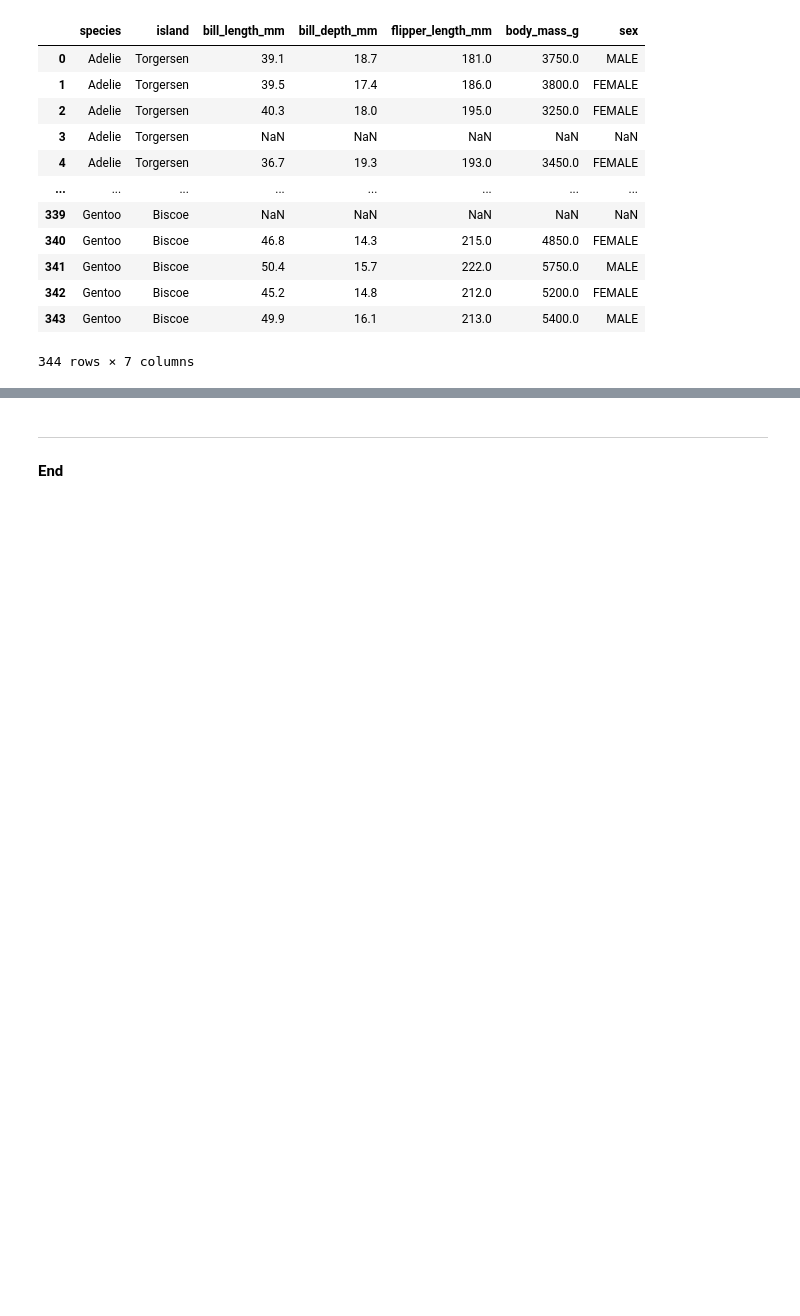
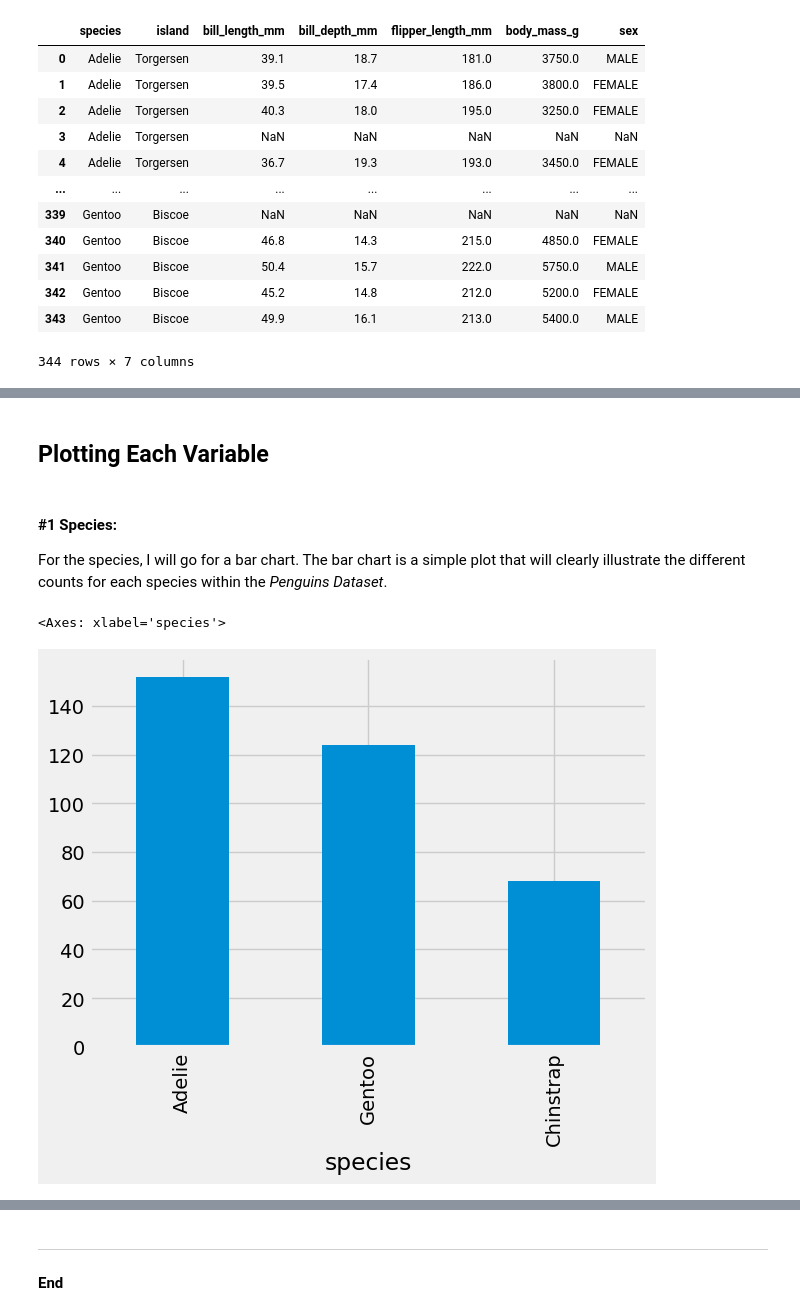
Before and after one commit to turps-pc90/fund_data, a Jupyter notebook: tasks.ipynb, the cells around one changed output, grey strips where cells are left out. Drawn from its saved outputs; the diff is of its cells as text; code cells hidden in the pictures; blank space fills up the shorter version.

Commit message:
First two plots for task 5 done, headers for remaining 5 in place

```diff
--- a/tasks.ipynb
+++ b/tasks.ipynb
@@ -534,0 +543,7 @@ penguins
+# %%
+# Library Imports
+import matplotlib.pyplot as plt
+import seaborn as sns
+
+# Setting theme of Seaborn
+plt.style.use('fivethirtyeight')
@@ -534,0 +564,2 @@ penguins
+# %%
+penguins_neat = penguins.copy().fillna(penguins.mode(0).iloc[-1])
@@ -534,0 +578,11 @@ penguins
+# %% [markdown]
+## Plotting Each Variable
+# %% [markdown]
+#### #1 Species:
+For the species, I will go for a bar chart. The bar chart is a simple plot that will clearly illustrate the different counts for each species within the *Penguins Dataset*.
+# %%
+# Count the number of each species in the penguins_neat DF
+penguins_neat.species.value_counts().plot(kind="bar")
+# %% [output]
+<Axes: xlabel='species'>
+[figure, added]
```
Also changed, not shown: parts of 14 cells of this notebook.
